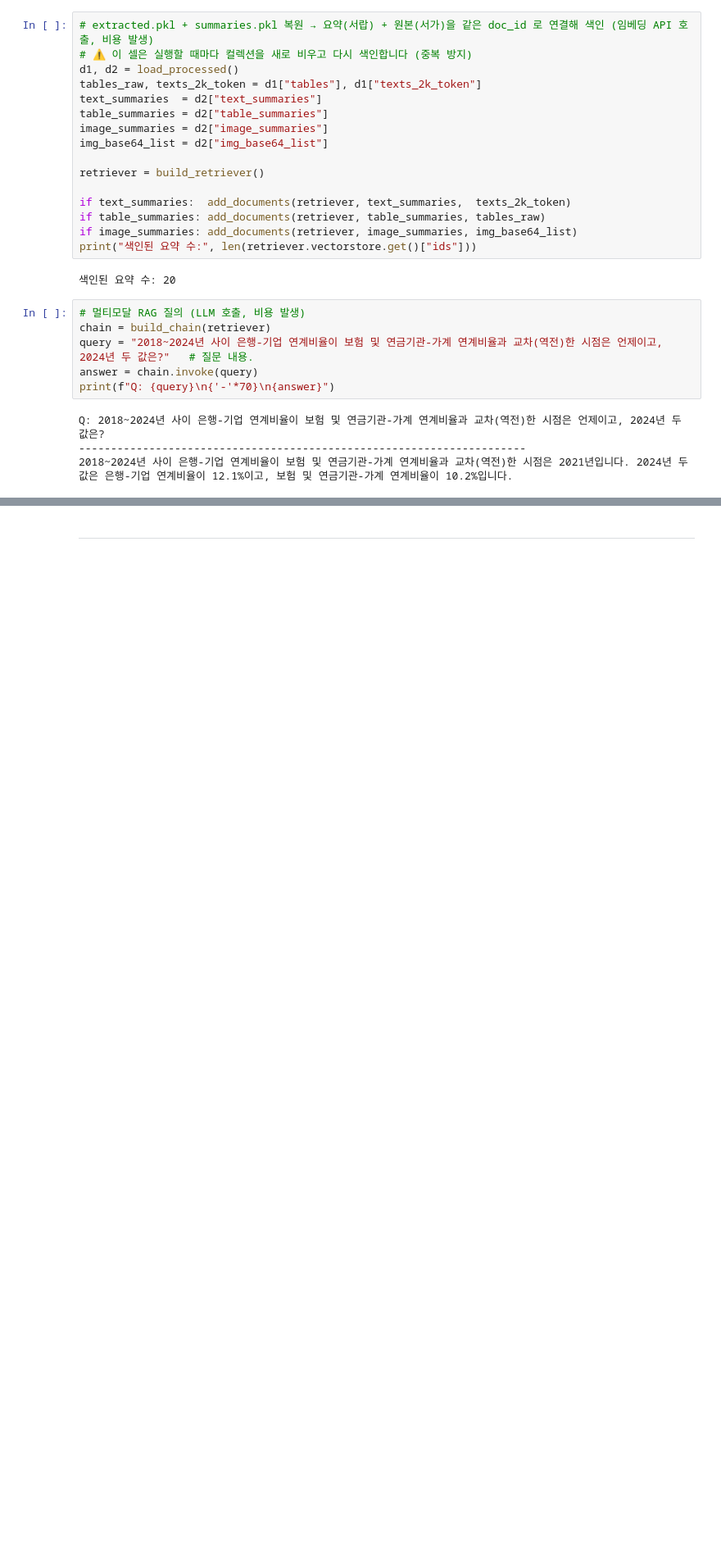
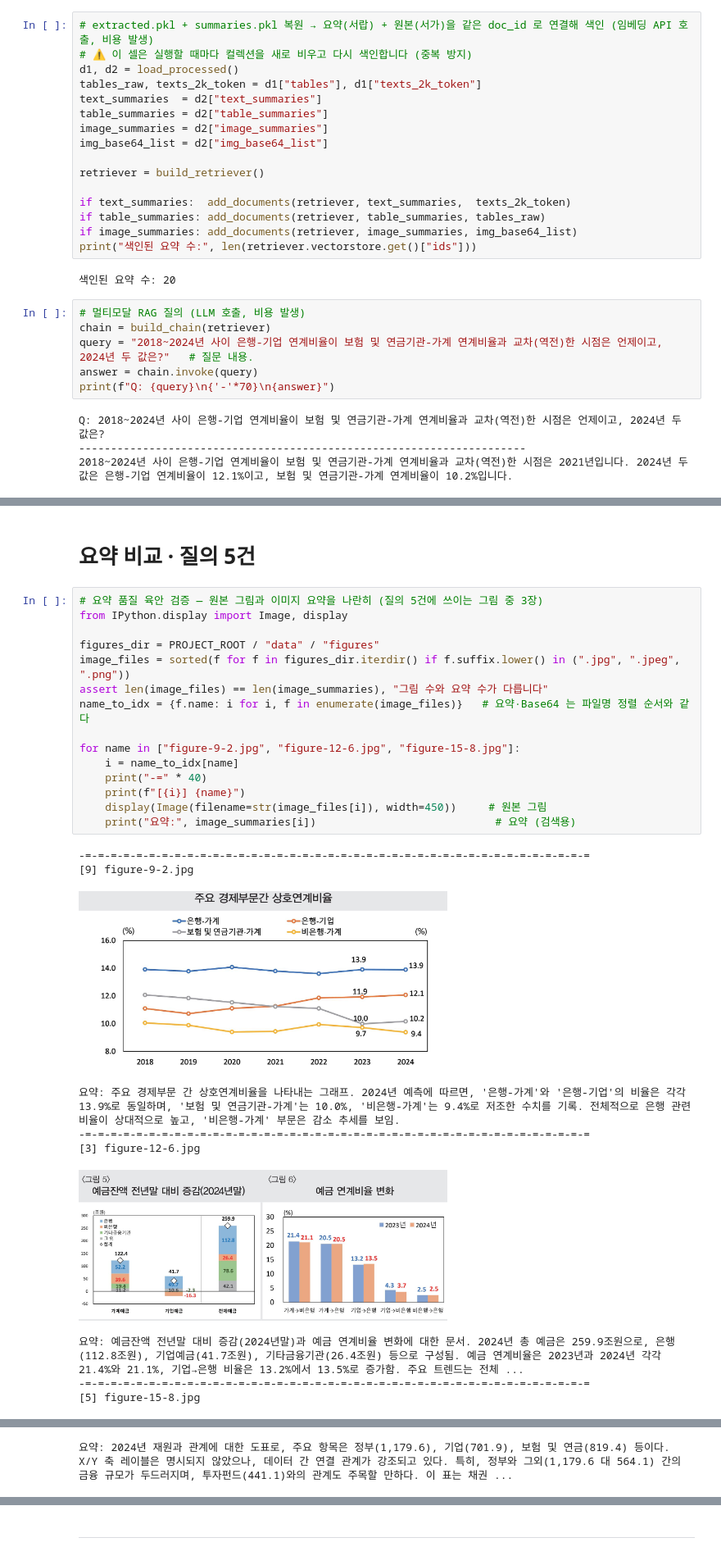
Before and after one commit to string2015-dev/multimodal-rag, a Jupyter notebook: notebooks/Multi_modal_RAG.ipynb, the cells around one changed output, grey strips where cells are left out. Shown at 82% size. Cells and saved outputs as stored; diff of their text form; blank space fills up the shorter version.

```diff
--- a/notebooks/Multi_modal_RAG.ipynb
+++ b/notebooks/Multi_modal_RAG.ipynb
@@ -151,0 +152,28 @@ print("[AFTER ] 멀티모달 RAG\n",   chain.invoke(query))
+# %% [markdown]
+# 요약 비교 · 질의 5건
+# %%
+# 요약 품질 육안 검증 — 원본 그림과 이미지 요약을 나란히 (질의 5건에 쓰이는 그림 중 3장)
+from IPython.display import Image, display
+
+figures_dir = PROJECT_ROOT / "data" / "figures"
+image_files = sorted(f for f in figures_dir.iterdir() if f.suffix.lower() in (".jpg", ".jpeg", ".png"))
+assert len(image_files) == len(image_summaries), "그림 수와 요약 수가 다릅니다"
+name_to_idx = {f.name: i for i, f in enumerate(image_files)}   # 요약·Base64 는 파일명 정렬 순서와 같다
+
+for name in ["figure-9-2.jpg", "figure-12-6.jpg", "figure-15-8.jpg"]:
+    i = name_to_idx[name]
+    print("-=" * 40)
+    print(f"[{i}] {name}")
+    display(Image(filename=str(image_files[i]), width=450))     # 원본 그림
+    print("요약:", image_summaries[i])                            # 요약 (검색용)
+# %% [output]
+-=-=-=-=-=-=-=-=-=-=-=-=-=-=-=-=-=-=-=-=-=-=-=-=-=-=-=-=-=-=-=-=-=-=-=-=-=-=-=-=
+[9] figure-9-2.jpg
+[figure, added]
+요약: 주요 경제부문 간 상호연계비율을 나타내는 그래프. 2024년 예측에 따르면, '은행-가계'와 '은행-기업'의 비율은 각각 13.9%로 동일하며, '보험 및 연금기관-가계'는 10.0%, '비은행-가계'는 9.4%로 저조한 수치를 기록. 전체적으로 은행 관련 비율이 상대적으로 높고, '비은행-가계' 부문은 감소 추세를 보임.
+-=-=-=-=-=-=-=-=-=-=-=-=-=-=-=-=-=-=-=-=-=-=-=-=-=-=-=-=-=-=-=-=-=-=-=-=-=-=-=-=
+[3] figure-12-6.jpg
+[figure, added]
+요약: 예금잔액 전년말 대비 증감(2024년말)과 예금 연계비율 변화에 대한 문서. 2024년 총 예금은 259.9조원으로, 은행(112.8조원), 기업예금(41.7조원), 기타금융기관(26.4조원) 등으로 구성됨. 예금 연계비율은 2023년과 2024년 각각 21.4%와 21.1%, 기업→은행 비율은 13.2%에서 13.5%로 증가함. 주요 트렌드는 전체 ...
+-=-=-=-=-=-=-=-=-=-=-=-=-=-=-=-=-=-=-=-=-=-=-=-=-=-=-=-=-=-=-=-=-=-=-=-=-=-=-=-=
+[5] figure-15-8.jpg
@@ -151,0 +181 @@ print("[AFTER ] 멀티모달 RAG\n",   chain.invoke(query))
+요약: 2024년 재원과 관계에 대한 도표로, 주요 항목은 정부(1,179.6), 기업(701.9), 보험 및 연금(819.4) 등이다. X/Y 축 레이블은 명시되지 않았으나, 데이터 간 연결 관계가 강조되고 있다. 특히, 정부와 그외(1,179.6 대 564.1) 간의 금융 규모가 두드러지며, 투자펀드(441.1)와의 관계도 주목할 만하다. 이 표는 채권 ...
```
Also changed, not shown: parts of 11 cells of this notebook, 1 other file.
